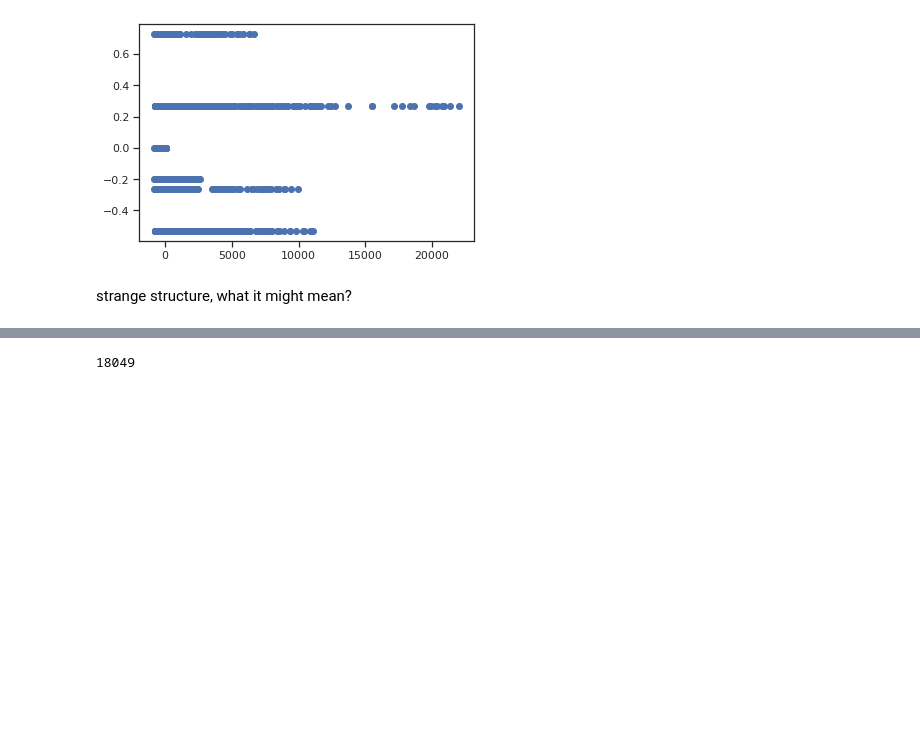
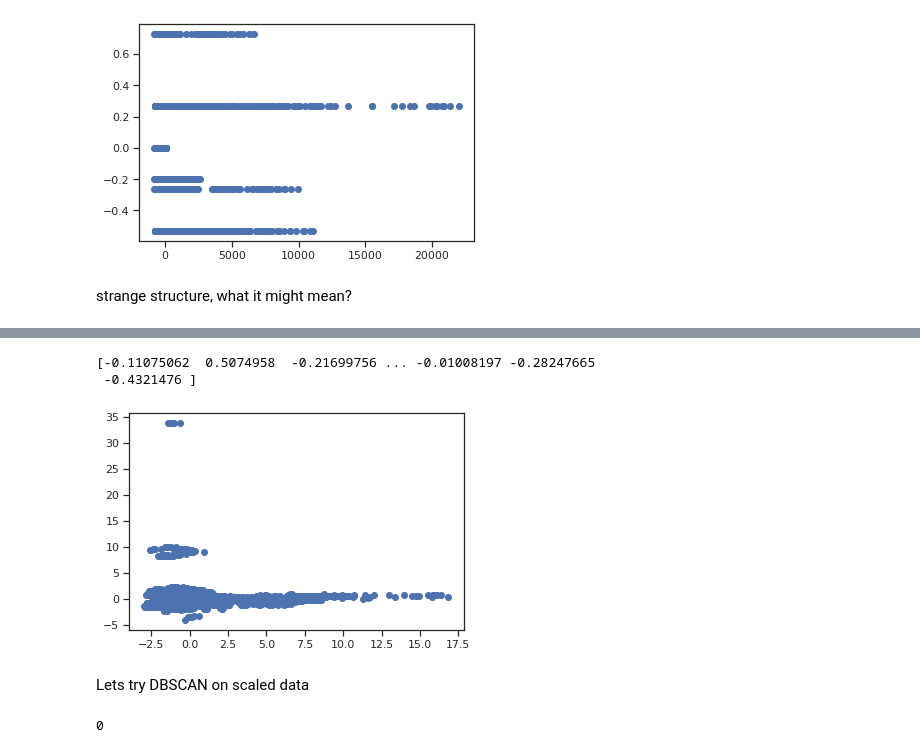
Before and after one commit to erinijapranckeviciene/MLdata, a Jupyter notebook: Clustering_exercise_with_isuic.ipynb, the cells around one changed output, grey strips where cells are left out. Saved outputs shown, nothing was run; the diff lists cells and outputs as text; code cells hidden in the pictures; blank space fills up the shorter version.

```diff
--- a/Clustering_exercise_with_isuic.ipynb
+++ b/Clustering_exercise_with_isuic.ipynb
@@ -277,0 +276,7 @@ Išbandykim DBSCAN algoritmą su pilno matumo duomenimis
+# %%
+from sklearn.preprocessing import StandardScaler
+Xscaled = StandardScaler().fit_transform(X)
+X_pca_scaled=pca.fit(Xscaled).transform(Xscaled)
+# Percentage of variance explained for each components
+print('explained variance ratio for scaled data ( pay attention to the first two components): %s'
+      % str(pca.explained_variance_ratio_))
@@ -278,15 +301,22 @@ Išbandykim DBSCAN algoritmą su pilno matumo duomenimis
+# %%
+print(X_pca_scaled[:,1])
+plt.scatter(X_pca_scaled[:,1],X_pca_scaled[:,2])
+plt.show()
+# %% [output]
+[-0.11075062  0.5074958  -0.21699756 ... -0.01008197 -0.28247665
+ -0.4321476 ]
+[figure, added]
+# %% [markdown]
+Lets try DBSCAN on scaled data
 # %%
 from sklearn.cluster import DBSCAN
 from sklearn import metrics
-from sklearn.preprocessing import StandardScaler
-X=data_dummies
-#Xscaled = StandardScaler().fit_transform(X)
-db=DBSCAN(eps=5000, min_samples=10)
-db.fit(X)
+db=DBSCAN(eps=5, min_samples=20)
+db.fit(X_pca_scaled)
 len(db.core_sample_indices_)
-#plt.scatter(X[:, 0], X[:, 1],c=db.labels_)
+#plt.scatter(X_pca_scaled[:, 0], X_pca_scaled[:, 1],c=db.labels_)
 # %% [output]
-18049
+0
 # %%
 np.unique(db.labels_)
 # %% [output]
```
Also changed, not shown: parts of 8 cells of this notebook.
